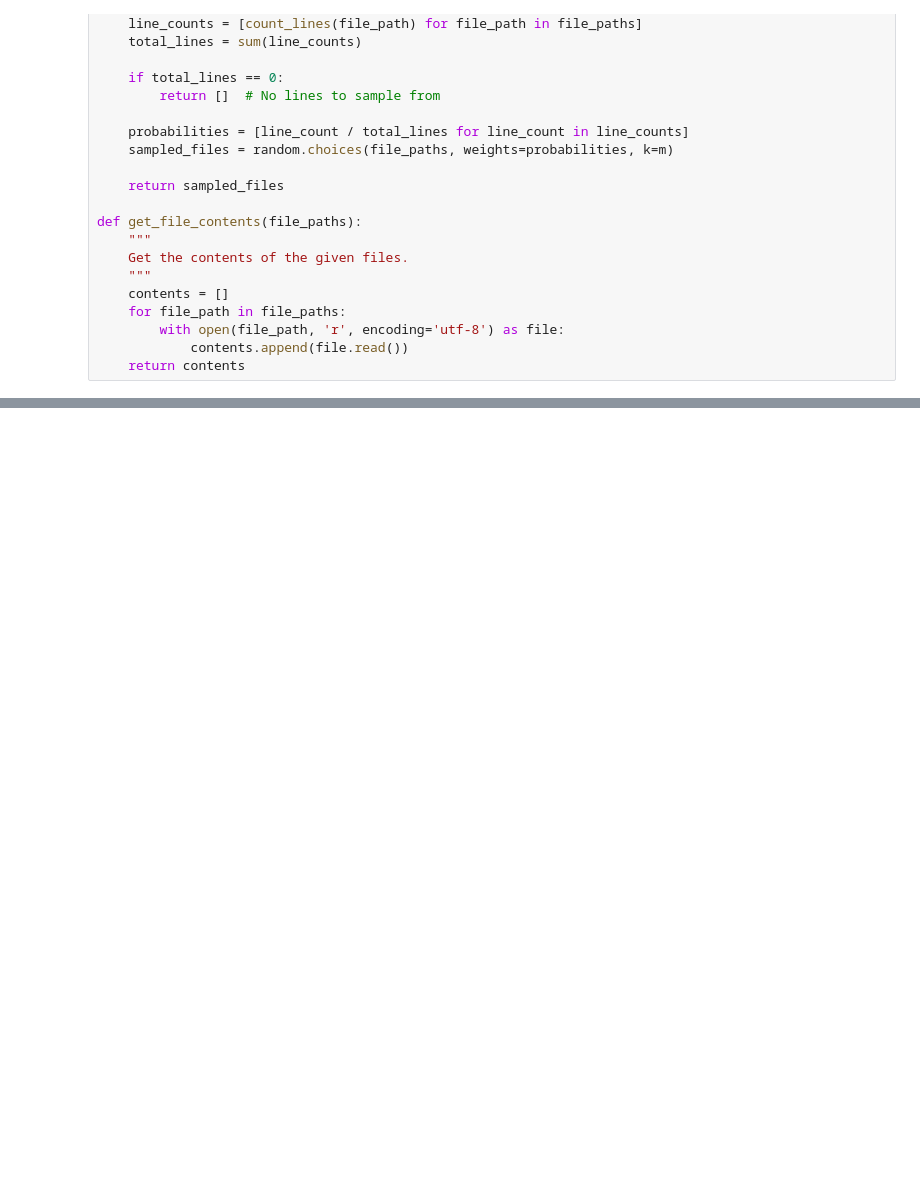
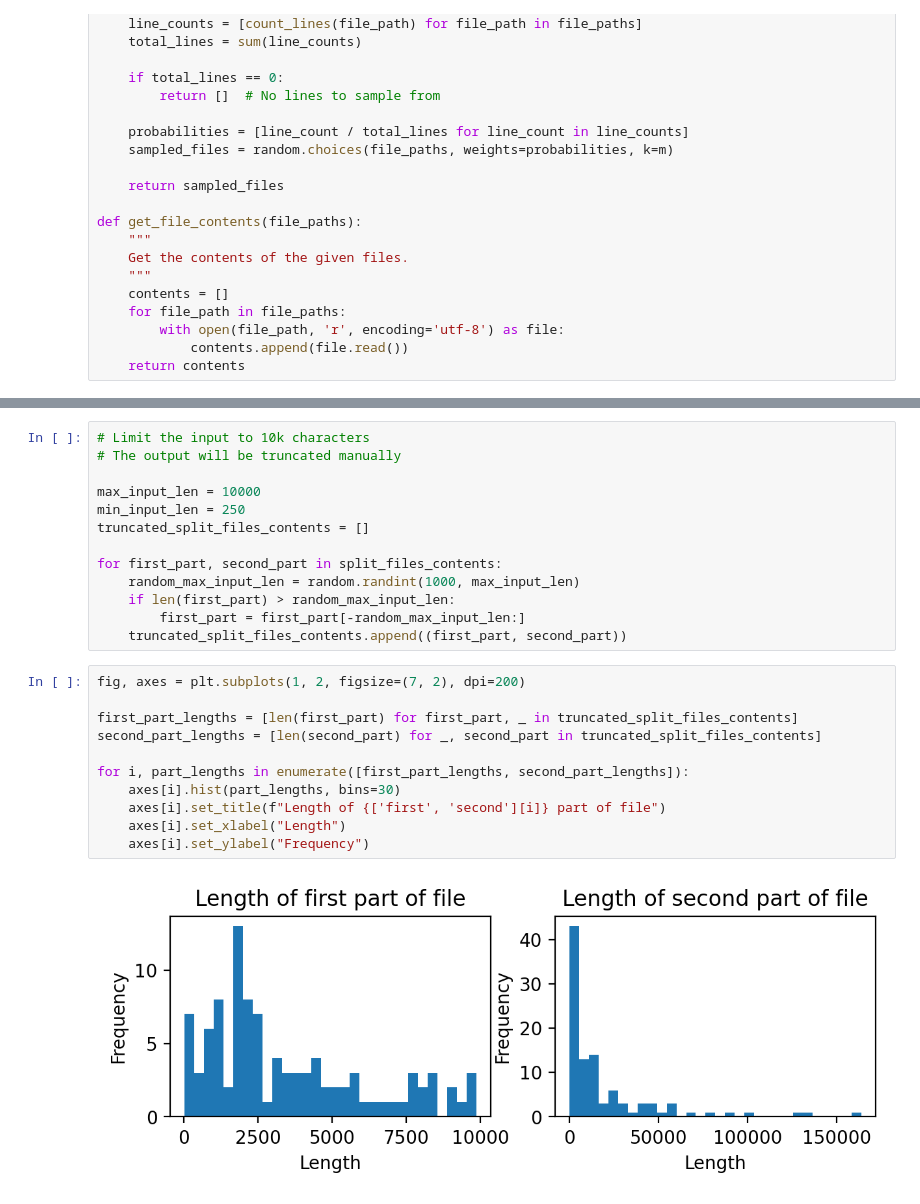
Before and after one commit to pvs-hd-tea/23ws-LLMcoder, a Jupyter notebook: experimental/fine-tuning/preprocess.ipynb, the cells around one changed output, grey strips where cells are left out. Drawn from its saved outputs; the diff is of its cells as text; blank space fills up the shorter version.

```diff
--- a/experimental/fine-tuning/preprocess.ipynb
+++ b/experimental/fine-tuning/preprocess.ipynb
@@ -66,0 +95,26 @@ len(sampled_files_contents)
+# %%
+# Limit the input to 10k characters
+# The output will be truncated manually
+
+max_input_len = 10000
+min_input_len = 250
+truncated_split_files_contents = []
+
+for first_part, second_part in split_files_contents:
+    random_max_input_len = random.randint(1000, max_input_len)
+    if len(first_part) > random_max_input_len:
+        first_part = first_part[-random_max_input_len:]
+    truncated_split_files_contents.append((first_part, second_part))
+# %%
+fig, axes = plt.subplots(1, 2, figsize=(7, 2), dpi=200)
+
+first_part_lengths = [len(first_part) for first_part, _ in truncated_split_files_contents]
+second_part_lengths = [len(second_part) for _, second_part in truncated_split_files_contents]
+
+for i, part_lengths in enumerate([first_part_lengths, second_part_lengths]):
+    axes[i].hist(part_lengths, bins=30)
+    axes[i].set_title(f"Length of {['first', 'second'][i]} part of file")
+    axes[i].set_xlabel("Length")
+    axes[i].set_ylabel("Frequency")
+# %% [output]
+[figure, added]
```
Also changed, not shown: parts of 11 cells of this notebook, 3 other files.
